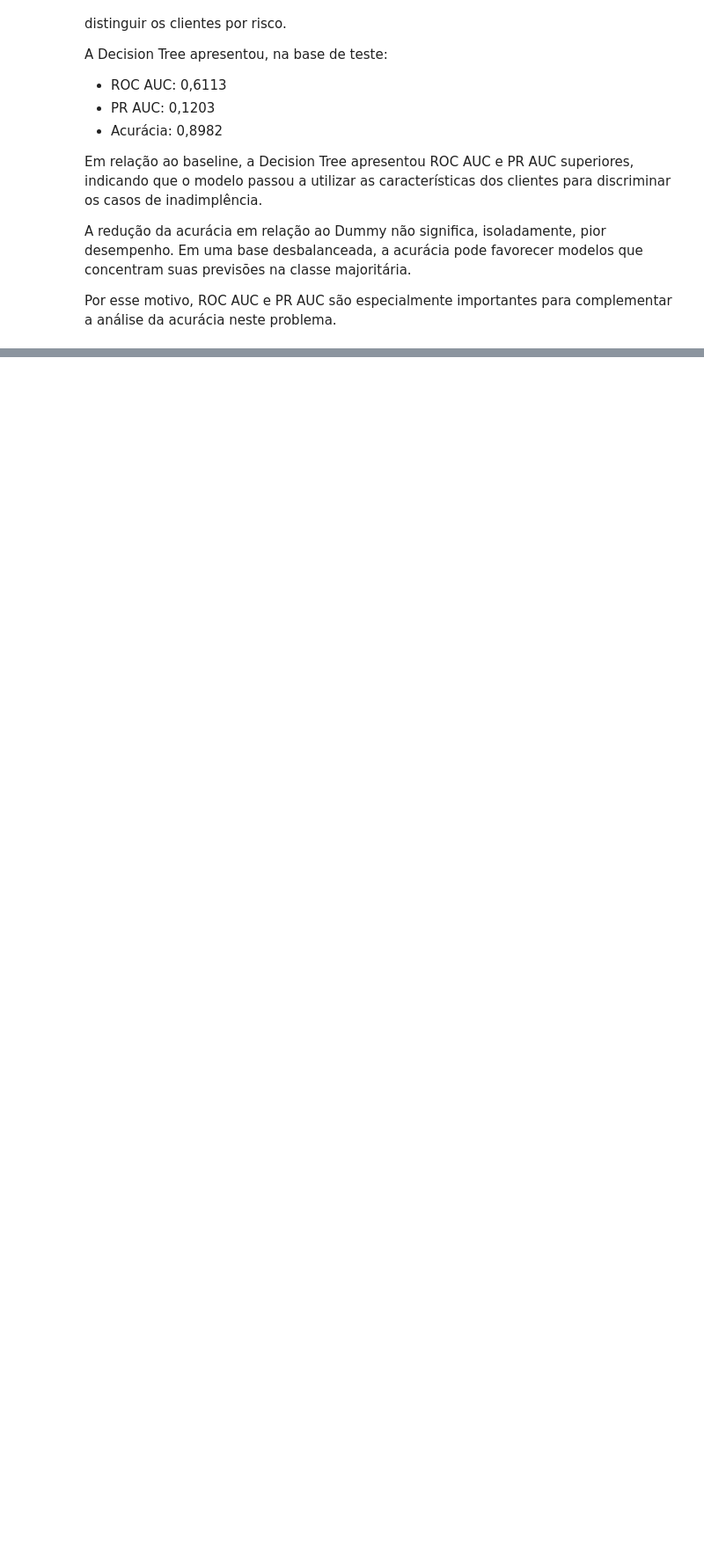
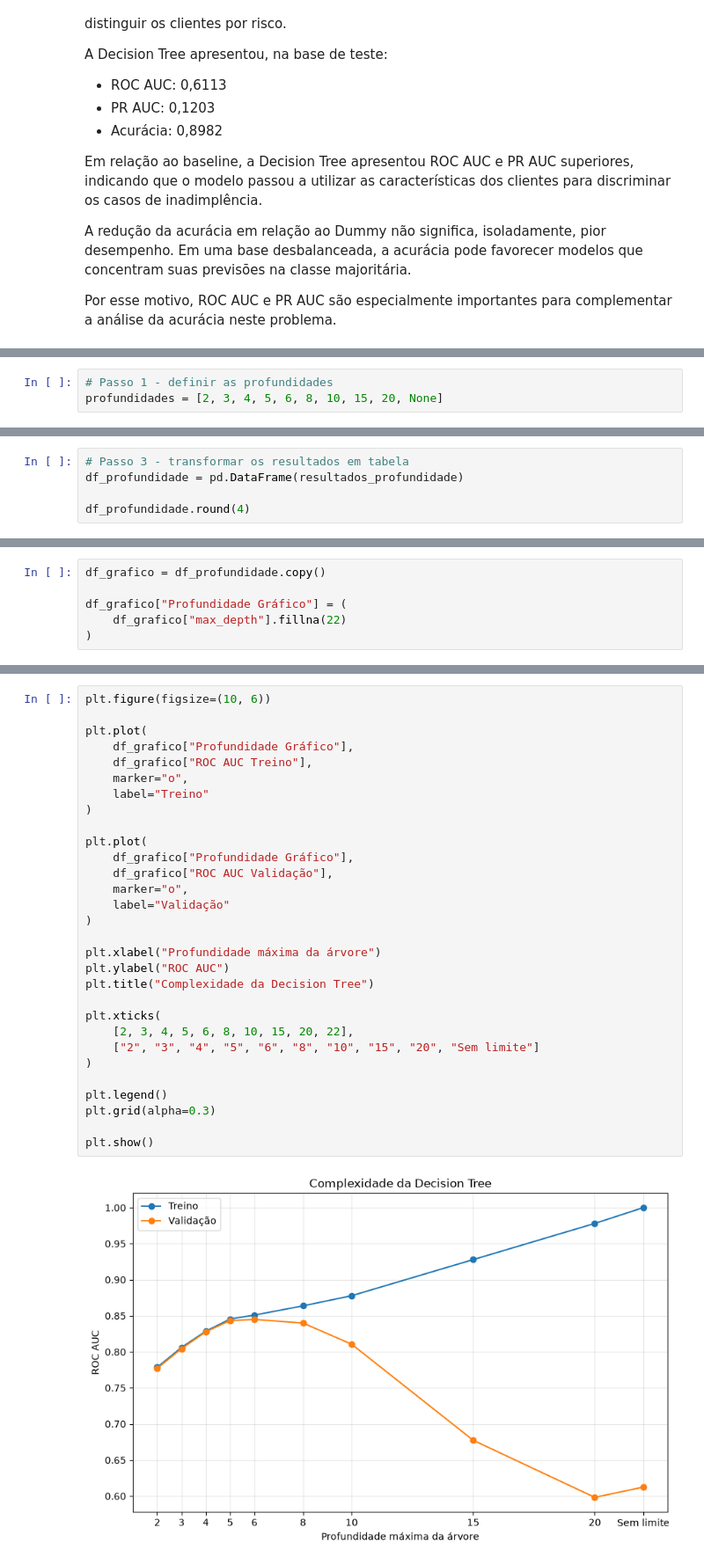
Before and after one commit to dropa-brazil/consumer_credit_risk, a Jupyter notebook: notebooks/03_modelagem.ipynb, the cells around one changed output, grey strips where cells are left out. Shown at 88% size. Cells and saved outputs as stored; diff of their text form; blank space fills up the shorter version.

```diff
--- a/notebooks/03_modelagem.ipynb
+++ b/notebooks/03_modelagem.ipynb
@@ -768,0 +977,3 @@ Por esse motivo, ROC AUC e PR AUC são especialmente importantes para complement
+# %%
+# Passo 1 - definir as profundidades
+profundidades = [2, 3, 4, 5, 6, 8, 10, 15, 20, None]
@@ -768,0 +1019,5 @@ Por esse motivo, ROC AUC e PR AUC são especialmente importantes para complement
+# %%
+# Passo 3 - transformar os resultados em tabela
+df_profundidade = pd.DataFrame(resultados_profundidade)
+
+df_profundidade.round(4)
@@ -768,0 +1150,6 @@ Por esse motivo, ROC AUC e PR AUC são especialmente importantes para complement
+# %%
+df_grafico = df_profundidade.copy()
+
+df_grafico["Profundidade Gráfico"] = (
+    df_grafico["max_depth"].fillna(22)
+)
@@ -768,0 +1162,32 @@ Por esse motivo, ROC AUC e PR AUC são especialmente importantes para complement
+# %%
+plt.figure(figsize=(10, 6))
+
+plt.plot(
+    df_grafico["Profundidade Gráfico"],
+    df_grafico["ROC AUC Treino"],
+    marker="o",
+    label="Treino"
+)
+
+plt.plot(
+    df_grafico["Profundidade Gráfico"],
+    df_grafico["ROC AUC Validação"],
+    marker="o",
+    label="Validação"
+)
+
+plt.xlabel("Profundidade máxima da árvore")
+plt.ylabel("ROC AUC")
+plt.title("Complexidade da Decision Tree")
+
+plt.xticks(
+    [2, 3, 4, 5, 6, 8, 10, 15, 20, 22],
+    ["2", "3", "4", "5", "6", "8", "10", "15", "20", "Sem limite"]
+)
+
+plt.legend()
+plt.grid(alpha=0.3)
+
+plt.show()
+# %% [output]
+[figure, added]
```
Also changed, not shown: parts of 132 cells of this notebook, 2 other files.
